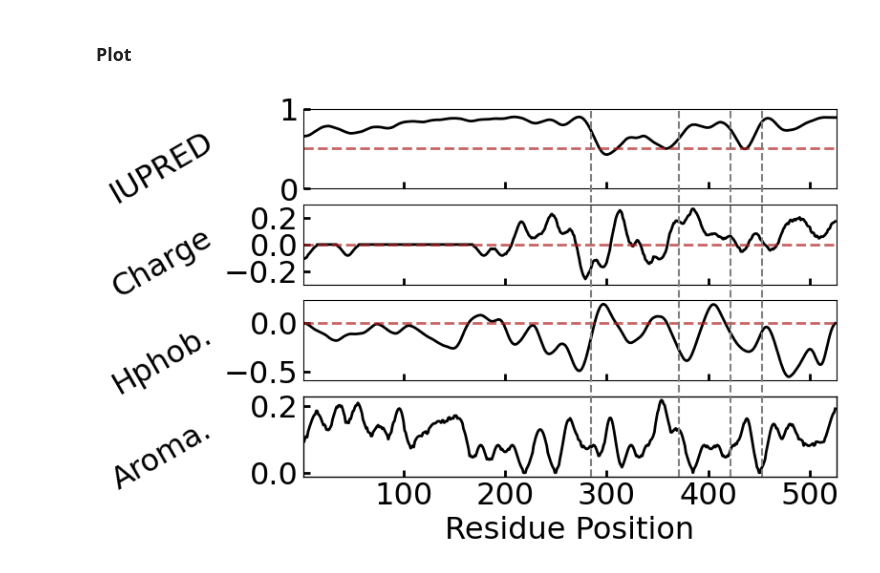
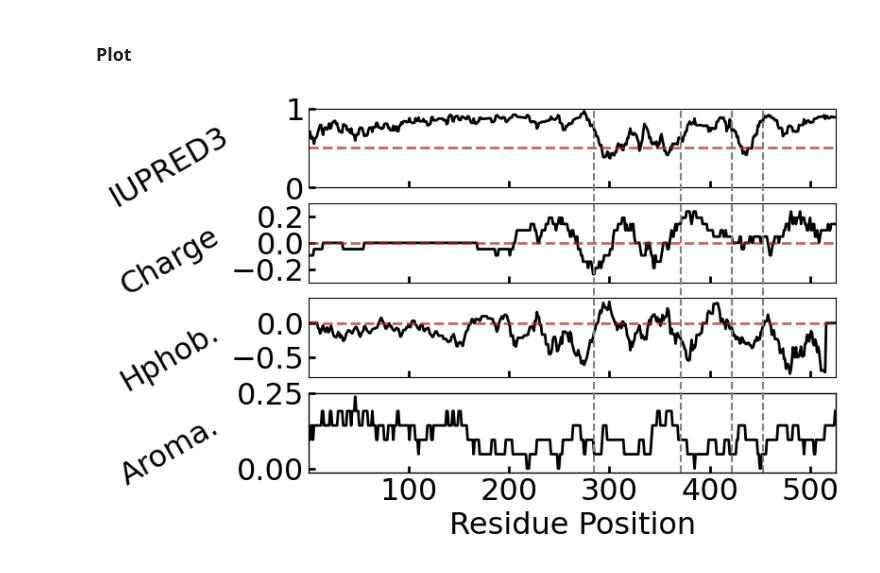
Before and after one commit to walterlab-um/intra_condensate_SPT, a Jupyter notebook: plot_paper_figure/Fig1_FUS_profile_plot.ipynb, the cells around one changed output. Cells and saved outputs as stored; diff of their text form; code cells hidden in the pictures.

Commit message:
change to mean running window

```diff
--- a/plot_paper_figure/Fig1_FUS_profile_plot.ipynb
+++ b/plot_paper_figure/Fig1_FUS_profile_plot.ipynb
@@ -26,7 +26,7 @@ dict_map_charge = {
     "N": 0,
     "P": 0,
     "Q": 0,
-    "firebrick": 1,
+    "R": 1,
     "S": 0,
     "T": 0,
     "V": 0,
@@ -48,7 +48,7 @@ dict_map_aromatic = {
     "N": 0,
     "P": 0,
     "Q": 0,
-    "firebrick": 0,
+    "R": 0,
     "S": 0,
     "T": 0,
     "V": 0,
@@ -56,14 +56,19 @@ dict_map_aromatic = {
     "Y": 1,
 }  # dictionary mapping amino acids to aromatic
 # %%
-sigma = 5
-truncate = 2
-window_size = 1 + truncate * sigma  # =window size of hydropathy plot
+# sigma = 1
+# truncate = 5
+# window_size = 1 + truncate * sigma  # =window size of hydropathy plot
+window_size = 21
+kernel = np.repeat(1/window_size, window_size)
 lst_aa = pd.Series(list(aa_seq_FUS))
 charge = lst_aa.map(dict_map_charge).to_numpy(float)
-charge_smooth_norm = gaussian_filter(charge, sigma=sigma, truncate=truncate)
+# charge_smooth_norm = gaussian_filter(charge, sigma=sigma, truncate=truncate)
+charge_smooth_norm = convolve(charge, kernel)
+
 aromatic = lst_aa.map(dict_map_aromatic).to_numpy(float)
-aromatic_smooth_norm = gaussian_filter(aromatic, sigma=sigma, truncate=truncate)
+# aromatic_smooth_norm = gaussian_filter(aromatic, sigma=sigma, truncate=truncate)
+aromatic_smooth_norm = convolve(aromatic, kernel)
 # %% [markdown]
 ### Import hydrophobicity and IDR profile
 # %%
@@ -72,13 +77,16 @@ os.chdir(folder)
 df_hydropathy = pd.read_csv(
     "hydropathy_consensus_params_Eisenberg_etal_windowsize21.csv"
 )
-hydropathy = gaussian_filter(
-    df_hydropathy["Result"].to_numpy(float), sigma=sigma, truncate=truncate
-)
+hydropathy_raw = df_hydropathy["Result"].to_numpy(float)
+# hydropathy = gaussian_filter(hydropathy_raw, sigma=sigma, truncate=truncate)
+# hydropathy = convolve(hydropathy_raw, kernel)
+hydropathy = hydropathy_raw
+
 df_idr = pd.read_csv("iupred3_and_experiment_DisProt_no_smoothing.csv")
-iupred_score = gaussian_filter(
-    df_idr["IUPRED SCORE"].to_numpy(float), sigma=sigma, truncate=truncate
-)
+iupred_raw = df_idr["IUPRED SCORE"].to_numpy(float)
+# iupred_score = gaussian_filter(iupred_raw, sigma=sigma, truncate=truncate)
+# iupred_score = convolve(iupred_raw, kernel)
+iupred_score = iupred_raw
 # %% [markdown]
 ### Plot
 # %%
@@ -89,7 +97,7 @@ fig, (ax1, ax2, ax3, ax4) = plt.subplots(4, 1, figsize=(7.2, 5), sharex=True)
 
 # row 1: IDR
 ax1.plot(iupred_score, c="k", lw=lw)
-ax1.set_ylabel("IUPRED", c="k", fontsize=fontsize)
+ax1.set_ylabel("IUPRED3", c="k", fontsize=fontsize)
 ax1.set_ylim(0, 1)
 ax1.axhline(0.5, c="firebrick", ls="--", lw=lw, alpha=0.7)
 # row 2: charge
@@ -103,7 +111,10 @@ ax3.plot(hydropathy, c="k", lw=lw)
 ax3.set_ylabel("Hphob.", color="k", fontsize=fontsize)
 ax3.axhline(0, c="firebrick", ls="--", lw=lw, alpha=0.7)
 # row 4: aromatic
-ax4.plot(aromatic_smooth_norm, c="k", lw=lw)
+# for x in np.nonzero(aromatic)[0]:
+#     ax4.axvline(x, c="grey", lw=lw)
+# ax4.set_yticks([])
+ax4.plot(aromatic_smooth_norm, c='k', lw=lw)
 ax4.set_ylabel("Aroma.", color="k", fontsize=fontsize)
 
 # set up x and y ticks
@@ -125,31 +136,31 @@ for ax in [ax1, ax2, ax3, ax4]:
 
 # Align y labels
 relative_ylabel = 0.25
 for ax in [ax1, ax2, ax3, ax4]:
     yl = ax.get_ylabel()
     ax.set_ylabel(yl, fontsize=fontsize, rotation=30)
     ax.yaxis.set_label_coords(-relative_ylabel, 0.1)
 
 # Add vertical lines across subplots in figure coordinates
 for vertical_line_x in [285, 371, 422, 453]:
     # Normalize to the axes coordinates then transform to figure coordinates
     line_x = ax1.transData.transform((vertical_line_x, 0))[0] / fig.bbox.width
     line = plt.Line2D(
         [line_x, line_x],
         [0.11, 0.88],
         transform=fig.transFigure,
         color="gray",
         linestyle="--",
         lw=1.5,
     )
     fig.lines.extend([line])
 
 fname_png = "Fig1_FUS_profile.png"
 plt.savefig(
     fname_png,
     format="png",
     bbox_inches="tight",
     dpi=600,
 )
 # %% [output]
-[figure, old version]
+[figure, new version]
```
